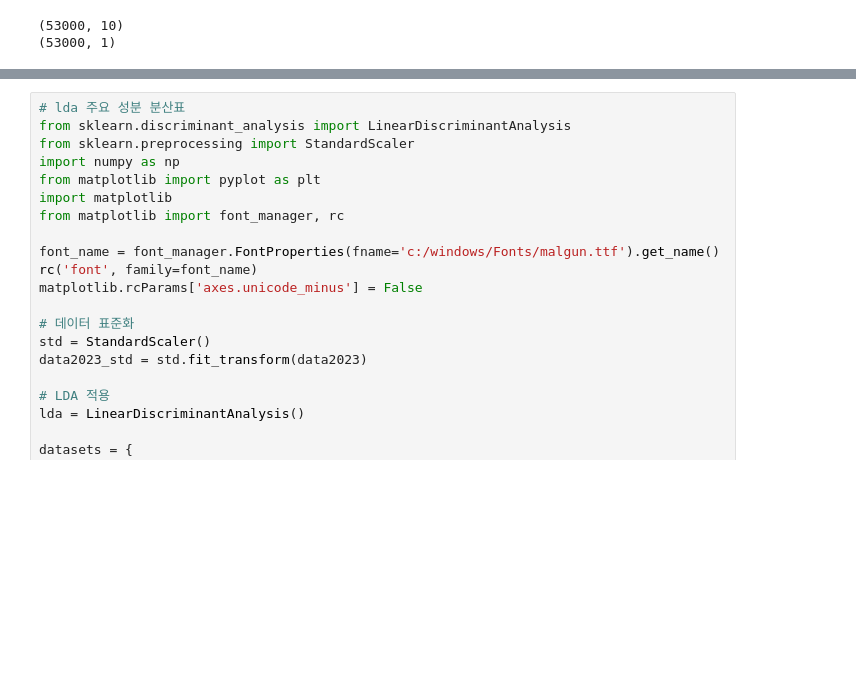
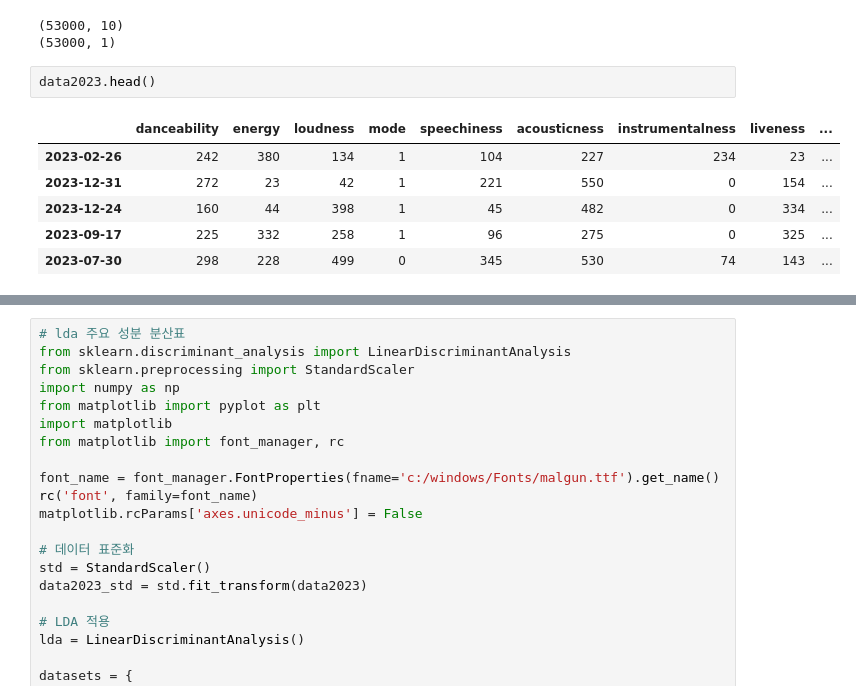
Before and after one commit to CG05/BillboardAnalitics, a Jupyter notebook: modelingdy2023.ipynb, the cells around one changed output, grey strips where cells are left out. Cells and saved outputs as stored; diff of their text form; blank space fills up the shorter version.

```diff
--- a/modelingdy2023.ipynb
+++ b/modelingdy2023.ipynb
@@ -20,3 +20,12 @@ print(label2023.shape)
 # %% [output]
 (53000, 10)
 (53000, 1)
+# %%
+data2023.head()
+# %% [output]
+|  | danceability | energy | loudness | mode | speechiness | acousticness | instrumentalness | liveness | ... |
+| 2023-02-26 | 242 | 380 | 134 | 1 | 104 | 227 | 234 | 23 | ... |
+| 2023-12-31 | 272 | 23 | 42 | 1 | 221 | 550 | 0 | 154 | ... |
+| 2023-12-24 | 160 | 44 | 398 | 1 | 45 | 482 | 0 | 334 | ... |
+| 2023-09-17 | 225 | 332 | 258 | 1 | 96 | 275 | 0 | 325 | ... |
+| 2023-07-30 | 298 | 228 | 499 | 0 | 345 | 530 | 74 | 143 | ... |
```
Also changed, not shown: parts of 15 cells of this notebook, 2 other files.
